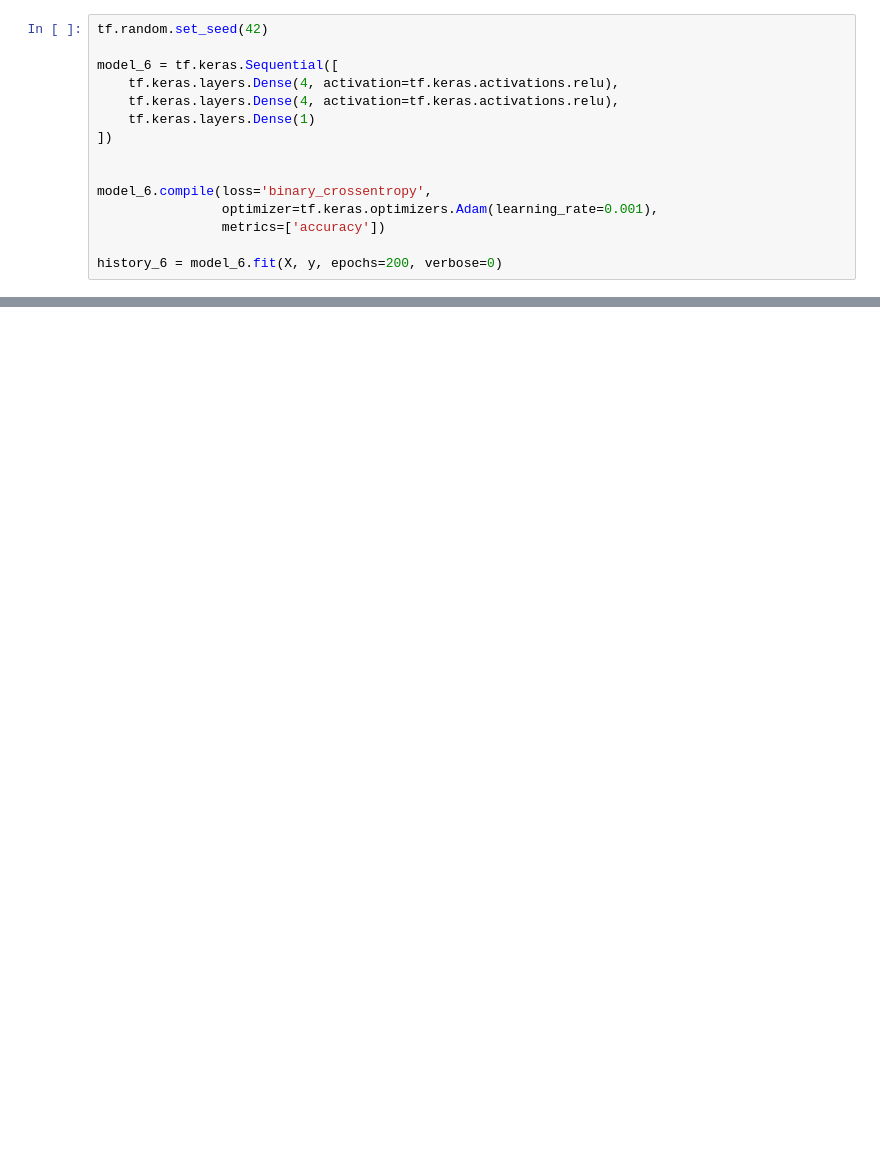
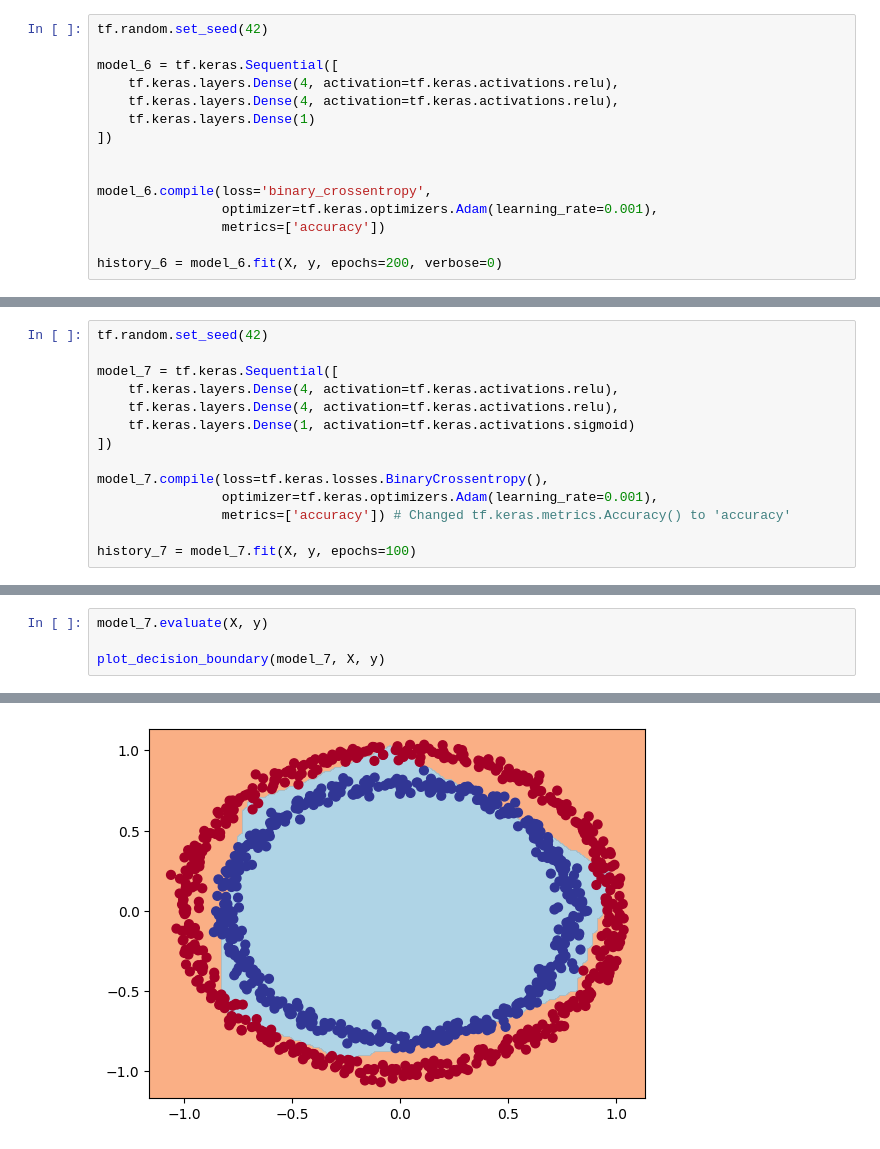
Before and after one commit to Sayantan615/Practice-Code, a Jupyter notebook: Tensorflow Labs/tensorflow_classification.ipynb, the cells around one changed output, grey strips where cells are left out. Drawn from its saved outputs; the diff is of its cells as text; blank space fills up the shorter version.

```diff
--- a/Tensorflow Labs/tensorflow_classification.ipynb
+++ b/Tensorflow Labs/tensorflow_classification.ipynb
@@ -268,0 +251,14 @@ plot_decision_boundary(model_6, X, y)
+# %%
+tf.random.set_seed(42)
+
+model_7 = tf.keras.Sequential([
+    tf.keras.layers.Dense(4, activation=tf.keras.activations.relu),
+    tf.keras.layers.Dense(4, activation=tf.keras.activations.relu),
+    tf.keras.layers.Dense(1, activation=tf.keras.activations.sigmoid)
+])
+
+model_7.compile(loss=tf.keras.losses.BinaryCrossentropy(),
+                optimizer=tf.keras.optimizers.Adam(learning_rate=0.001),
+                metrics=['accuracy']) # Changed tf.keras.metrics.Accuracy() to 'accuracy'
+
+history_7 = model_7.fit(X, y, epochs=100)
@@ -268,0 +283,5 @@ plot_decision_boundary(model_6, X, y)
+# %%
+model_7.evaluate(X, y)
+
+plot_decision_boundary(model_7, X, y)
+# %% [output]
@@ -268,0 +290 @@ plot_decision_boundary(model_6, X, y)
+[figure, added]
```
Also changed, not shown: parts of 15 cells of this notebook.
